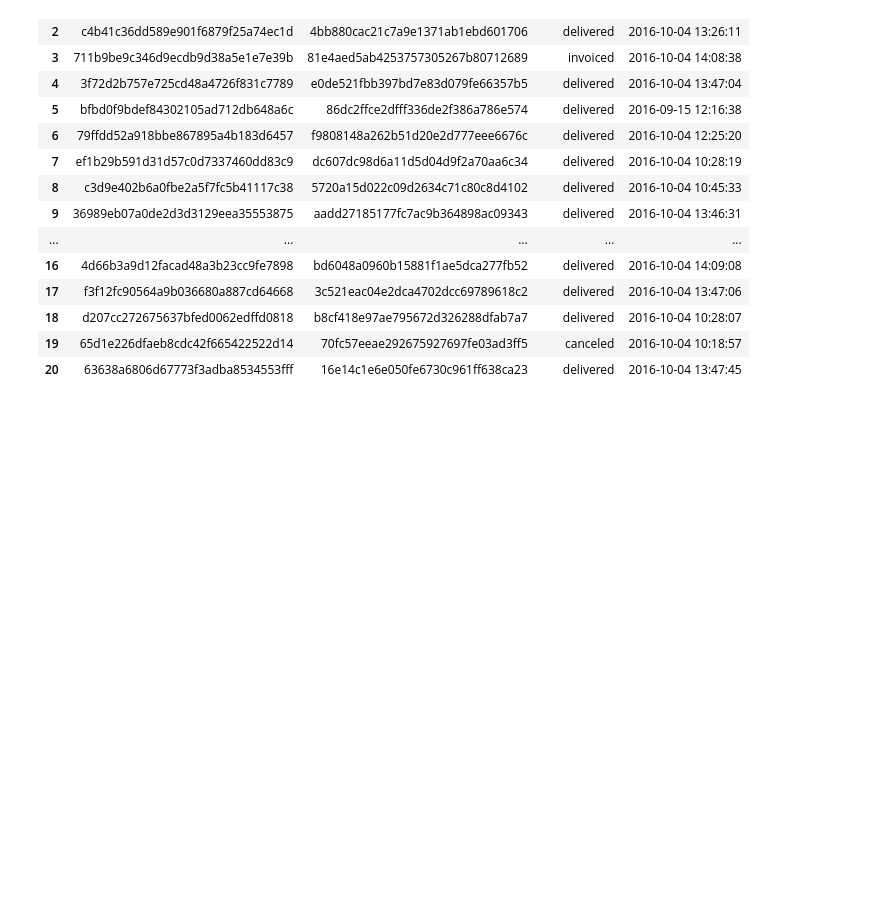
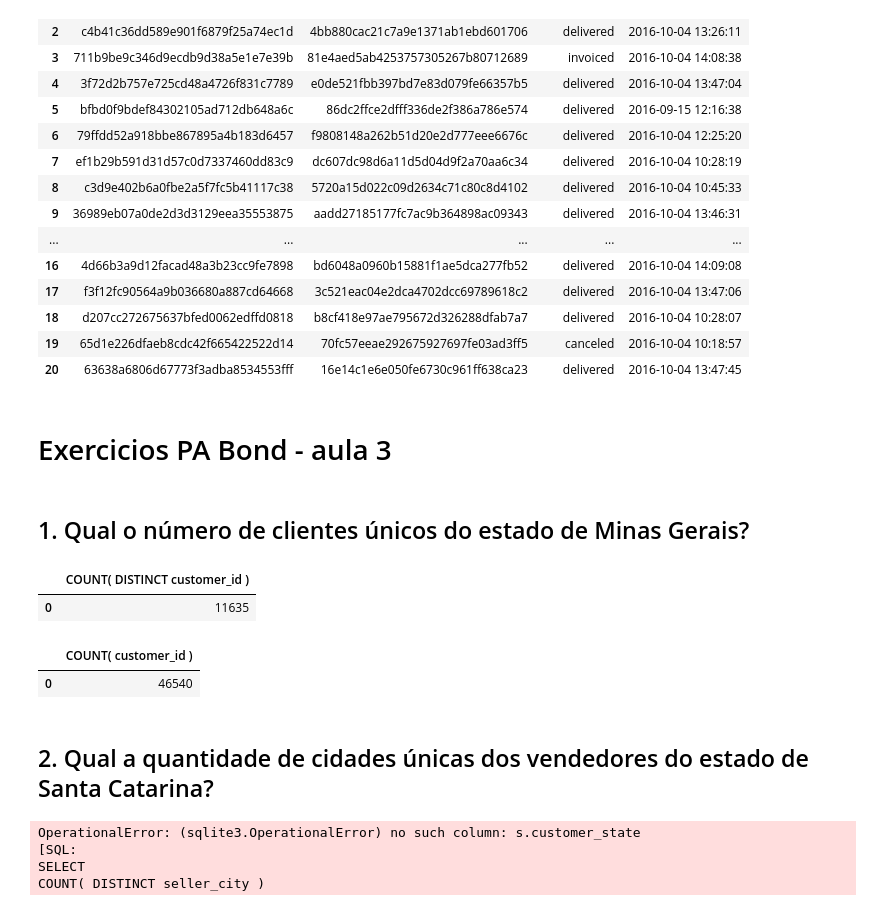
Before and after one commit to alessandra-barbosa/olist_brazil_advanced_sql, a Jupyter notebook: olist_brazil_avanced_sql.ipynb, the cells around one changed output. Saved outputs shown, nothing was run; the diff lists cells and outputs as text; code cells hidden in the pictures; blank space fills up the shorter version.

```diff
--- a/olist_brazil_avanced_sql.ipynb
+++ b/olist_brazil_avanced_sql.ipynb
@@ -518,8 +509,47 @@ table
+# %% [markdown]
+# Exercicios PA Bond - aula 3
+# %% [markdown]
+## 1. Qual o número de clientes únicos do estado de Minas Gerais?
 # %%
-   order_id                TEXT,
-    order_item_id           INTERGER,
-    product_id              TEXT,
-    seller_id               TEXT,
-    shipping_limit_date     TEXT,
-    price                   REAL,
-    freight_value           REAL
+query="""
+SELECT
+COUNT( DISTINCT customer_id )
+FROM customer c
+WHERE customer_state = 'MG'
+
+"""
+table=pd.read_sql_query(query,conn)
+table
+# %% [output]
+|  | COUNT( DISTINCT customer_id ) |
+| 0 | 11635 |
+# %%
+query="""
+SELECT
+COUNT( customer_id )
+FROM customer c
+WHERE customer_state = 'MG'
+
+"""
+table=pd.read_sql_query(query,conn)
+table
+# %% [output]
+|  | COUNT( customer_id ) |
+| 0 | 46540 |
+# %% [markdown]
+## 2. Qual a quantidade de cidades únicas dos vendedores do estado de Santa Catarina?
+# %%
+query="""
+SELECT
+COUNT( DISTINCT seller_city )
+FROM sellers s
+WHERE s.customer_state = 'SC'
+
+"""
+table=pd.read_sql_query(query,conn)
+table
+# %% [output]
+OperationalError: (sqlite3.OperationalError) no such column: s.customer_state
+[SQL:
+SELECT
+COUNT( DISTINCT seller_city )
```
Also changed, not shown: parts of 3 cells of this notebook.
